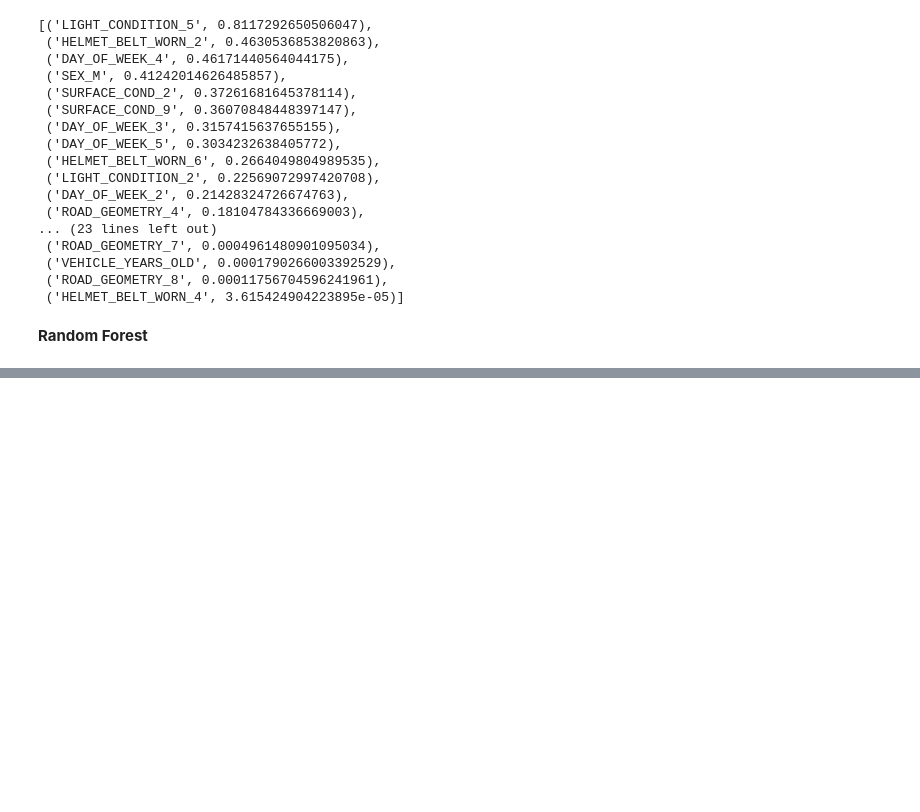
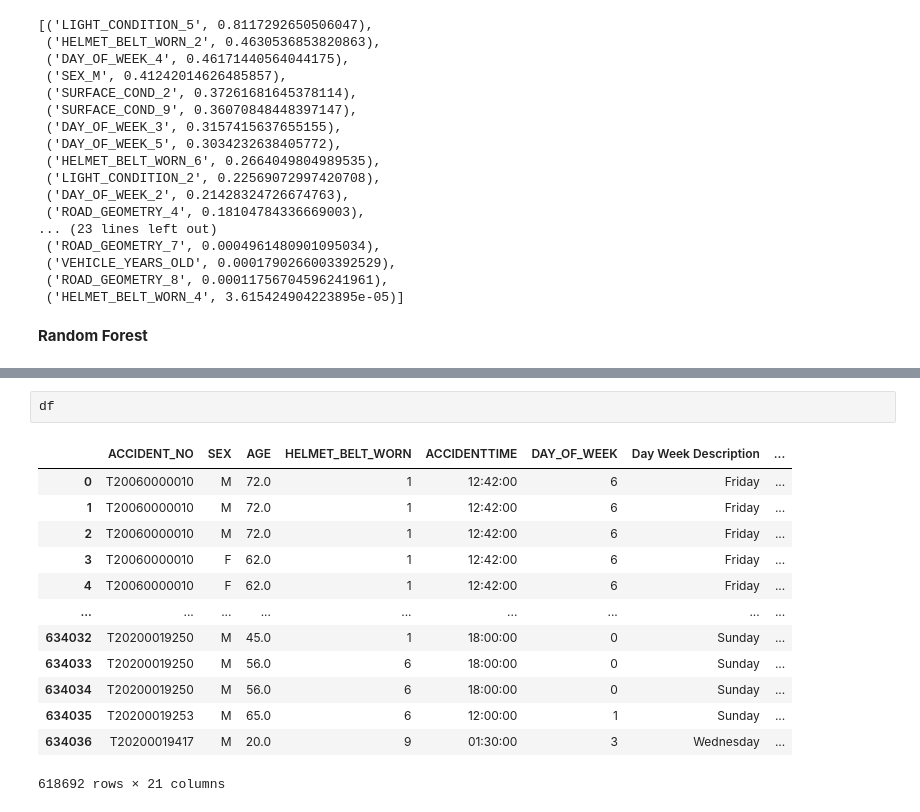
Before and after one commit to danielberson/VicCrash, a Jupyter notebook: BlunomyCrashStats-Modelling.ipynb, the cells around one changed output, grey strips where cells are left out. Drawn from its saved outputs; the diff is of its cells as text; blank space fills up the shorter version.

```diff
--- a/BlunomyCrashStats-Modelling.ipynb
+++ b/BlunomyCrashStats-Modelling.ipynb
@@ -381,0 +536,16 @@ print(confusion_matrix(y_test, y_pred_best_mapped))
+# %%
+df
+# %% [output]
+|  | ACCIDENT_NO | SEX | AGE | HELMET_BELT_WORN | ACCIDENTTIME | DAY_OF_WEEK | Day Week Description | ... |
+| 0 | T20060000010 | M | 72.0 | 1 | 12:42:00 | 6 | Friday | ... |
+| 1 | T20060000010 | M | 72.0 | 1 | 12:42:00 | 6 | Friday | ... |
+| 2 | T20060000010 | M | 72.0 | 1 | 12:42:00 | 6 | Friday | ... |
+| 3 | T20060000010 | F | 62.0 | 1 | 12:42:00 | 6 | Friday | ... |
+| 4 | T20060000010 | F | 62.0 | 1 | 12:42:00 | 6 | Friday | ... |
+| ... | ... | ... | ... | ... | ... | ... | ... | ... |
+| 634032 | T20200019250 | M | 45.0 | 1 | 18:00:00 | 0 | Sunday | ... |
+| 634033 | T20200019250 | M | 56.0 | 6 | 18:00:00 | 0 | Sunday | ... |
+| 634034 | T20200019250 | M | 56.0 | 6 | 18:00:00 | 0 | Sunday | ... |
+| 634035 | T20200019253 | M | 65.0 | 6 | 12:00:00 | 1 | Sunday | ... |
+| 634036 | T20200019417 | M | 20.0 | 9 | 01:30:00 | 3 | Wednesday | ... |
+618692 rows × 21 columns
```
Also changed, not shown: parts of 15 cells of this notebook, 1 other file.
